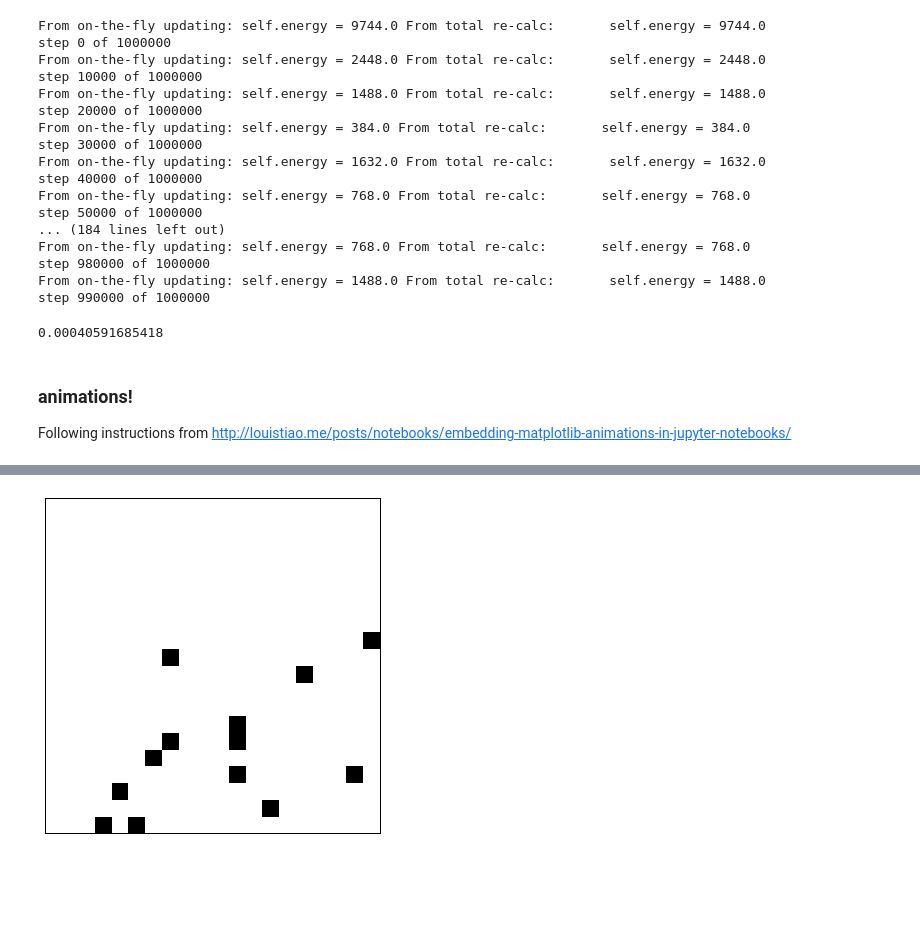
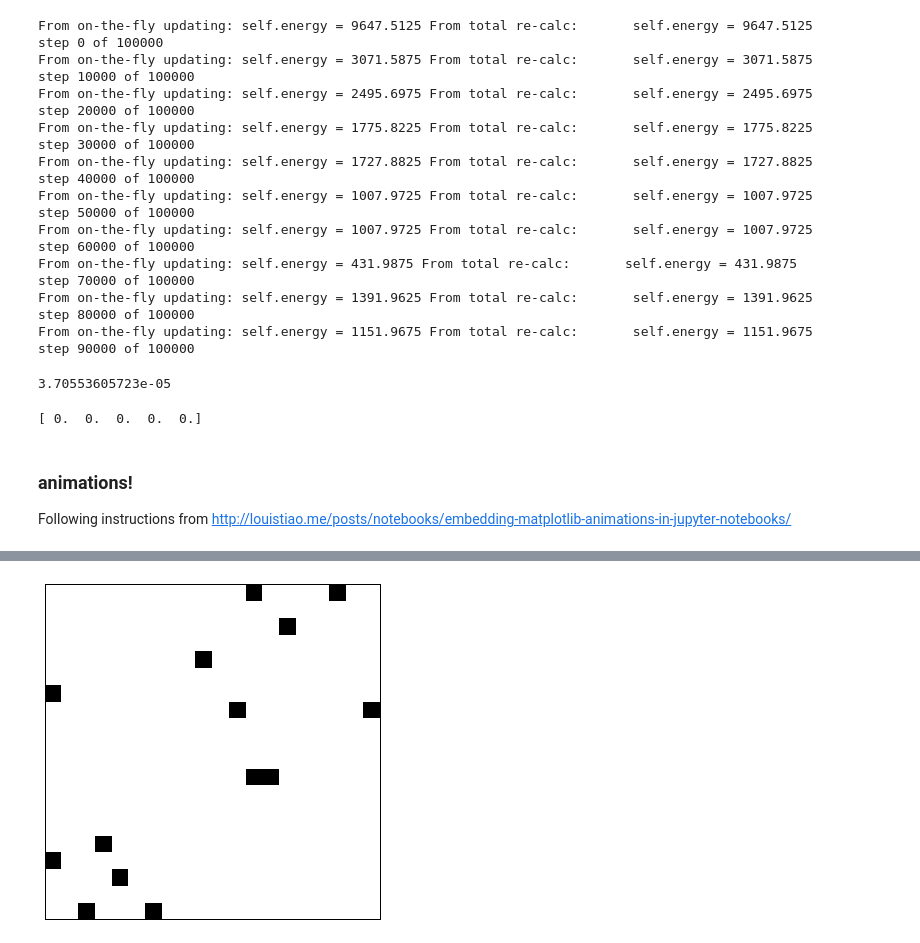
Before and after one commit to vvoelz/electrical_ising, a Jupyter notebook: ising_sampler.ipynb, the cells around one changed output, grey strips where cells are left out. Saved outputs shown, nothing was run; the diff lists cells and outputs as text; code cells hidden in the pictures; blank space fills up the shorter version.

Commit message:
updated sampler

```diff
--- a/ising_sampler.ipynb
+++ b/ising_sampler.ipynb
@@ -56,12 +52,9 @@ from IPython.display import HTML
 # %%
-
-# Let's define a IsingSampler object
-
 class IsingSampler(object):
     """An object for performing kinetic Monte Carlo sampling of the
     'electrical Ising' model. """
 
-    def __init__(self, nx=20, ny=20, voltage=0.0, debug=False):
+    def __init__(self, nx=20, ny=20, voltage=1.0, debug=False):
         """Initialize the sampler object."""
 
         self.nx = nx  # number of cells in the x dimension
@@ -145,7 +138,6 @@ class IsingSampler(object):
         return count
 
 
-
     def calc_total_energy(self, e, n):
         """Calculate the energy of the input state
 
@@ -179,7 +171,6 @@ class IsingSampler(object):
                 else:
                     alpha_beta[i,j] = self.calculate_beta(n, i, j)
 
-
         return alpha_beta
 
 
@@ -202,6 +193,8 @@ class IsingSampler(object):
 
     def sample(self, nsteps):
         """Perform kinetic Monte Carlo """
+
+        self.traj = Trajectory(nsteps, nx=self.nx, ny=self.ny)
 
         # keep track of trajectories
         time = [0.0]
@@ -280,27 +298,30 @@ class IsingSampler(object):
 # %%
 s = IsingSampler()
 #print s.e.ravel()
-time, state = s.sample(1000000)
+time, state = s.sample(100000)
 #print 'time, state', time, state
 # %% [output]
-From on-the-fly updating: self.energy = 9744.0 From total re-calc:       self.energy = 9744.0
-step 0 of 1000000
-From on-the-fly updating: self.energy = 2448.0 From total re-calc:       self.energy = 2448.0
-step 10000 of 1000000
-From on-the-fly updating: self.energy = 1488.0 From total re-calc:       self.energy = 1488.0
-step 20000 of 1000000
-From on-the-fly updating: self.energy = 384.0 From total re-calc:       self.energy = 384.0
-step 30000 of 1000000
-From on-the-fly updating: self.energy = 1632.0 From total re-calc:       self.energy = 1632.0
-step 40000 of 1000000
-From on-the-fly updating: self.energy = 768.0 From total re-calc:       self.energy = 768.0
-step 50000 of 1000000
-... (184 lines left out)
-From on-the-fly updating: self.energy = 768.0 From total re-calc:       self.energy = 768.0
-step 980000 of 1000000
-From on-the-fly updating: self.energy = 1488.0 From total re-calc:       self.energy = 1488.0
-step 990000 of 1000000
+From on-the-fly updating: self.energy = 9647.5125 From total re-calc:       self.energy = 9647.5125
+step 0 of 100000
+From on-the-fly updating: self.energy = 3071.5875 From total re-calc:       self.energy = 3071.5875
+step 10000 of 100000
+From on-the-fly updating: self.energy = 2495.6975 From total re-calc:       self.energy = 2495.6975
+step 20000 of 100000
+From on-the-fly updating: self.energy = 1775.8225 From total re-calc:       self.energy = 1775.8225
+step 30000 of 100000
+From on-the-fly updating: self.energy = 1727.8825 From total re-calc:       self.energy = 1727.8825
+step 40000 of 100000
+From on-the-fly updating: self.energy = 1007.9725 From total re-calc:       self.energy = 1007.9725
+step 50000 of 100000
+From on-the-fly updating: self.energy = 1007.9725 From total re-calc:       self.energy = 1007.9725
+step 60000 of 100000
+From on-the-fly updating: self.energy = 431.9875 From total re-calc:       self.energy = 431.9875
+step 70000 of 100000
+From on-the-fly updating: self.energy = 1391.9625 From total re-calc:       self.energy = 1391.9625
+step 80000 of 100000
+From on-the-fly updating: self.energy = 1151.9675 From total re-calc:       self.energy = 1151.9675
+step 90000 of 100000
 # %%
 print time[-1]
 # %% [output]
-0.00040591685418
+3.70553605723e-05
@@ -320,8 +328,24 @@ class Trajectory(object):
+# %%
+a = np.array([(1, 2.0, 'buckle_my_shoe'),
+                 (3,4.0,'lock_the_door')],dtype=('i4,f8,a14'))
+np.save('out.npy', a)
+
+a = np.zeros( 5, dtype=int)
+b = np.zeros( 5, dtype=float)
+np.save('out.npy', (a,b))
+
+f = np.load('out.npy')
+print f[0]
+# %% [output]
+[ 0.  0.  0.  0.  0.]
 # %% [markdown]
 ### animations!
 
 Following instructions from http://louistiao.me/posts/notebooks/embedding-matplotlib-animations-in-jupyter-notebooks/
 # %%
+from matplotlib import animation, rc
+from IPython.display import HTML
+
 # First set up the figure, the axis, and the plot element we want to animate
 fig, ax = plt.subplots( figsize=(6,6) )
 
@@ -341,32 +365,32 @@ plt.yticks([])
 # z = np.random.randint( 2, size=(20,20) )
 # print z
 
 
 z = state[0].reshape( (20,20))
 quad = plt.pcolor(z, cmap='Greys')
 
 
 # initialization function: plot the background of each frame
 def init():
     z = state[0].reshape( (20,20))
     #quad = plt.pcolor(z, cmap='Greys')
 
     quad.set_array(np.nan)
     return (quad,)
 
 # animation function. This is called sequentially
-def animate(i, stride=1000):
+def animate(i, stride=100):
     z = state[stride*i].reshape((20,20))
     #quad = plt.pcolor(z, cmap='Greys')
     quad.set_array(z.ravel())
     #plt.title('Phase: %.2f'%i)
     return (quad,)
 
 # call the animator. blit=True means only re-draw the parts that have changed.
 anim = animation.FuncAnimation(fig, animate, init_func=init,
                                frames=1000, interval=20, blit=True)
 
 HTML(anim.to_html5_video())
 # %% [output]
 [interactive output not drawn]
-[figure, old version]
+[figure, new version]
```
Also changed, not shown: parts of 6 cells of this notebook.
